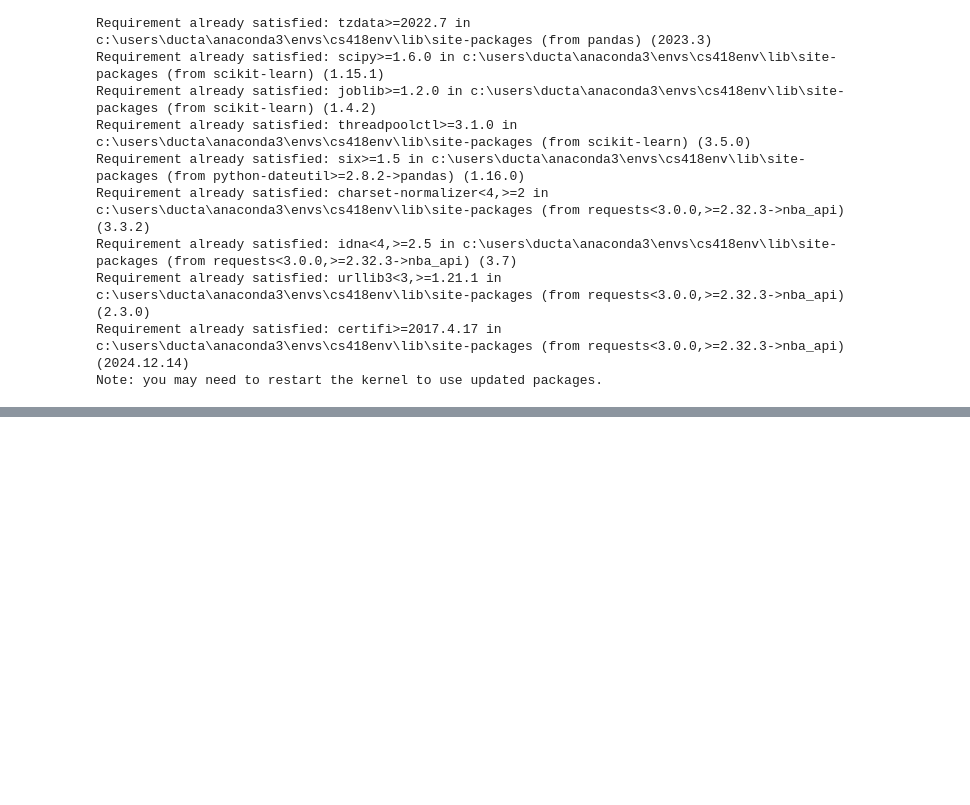
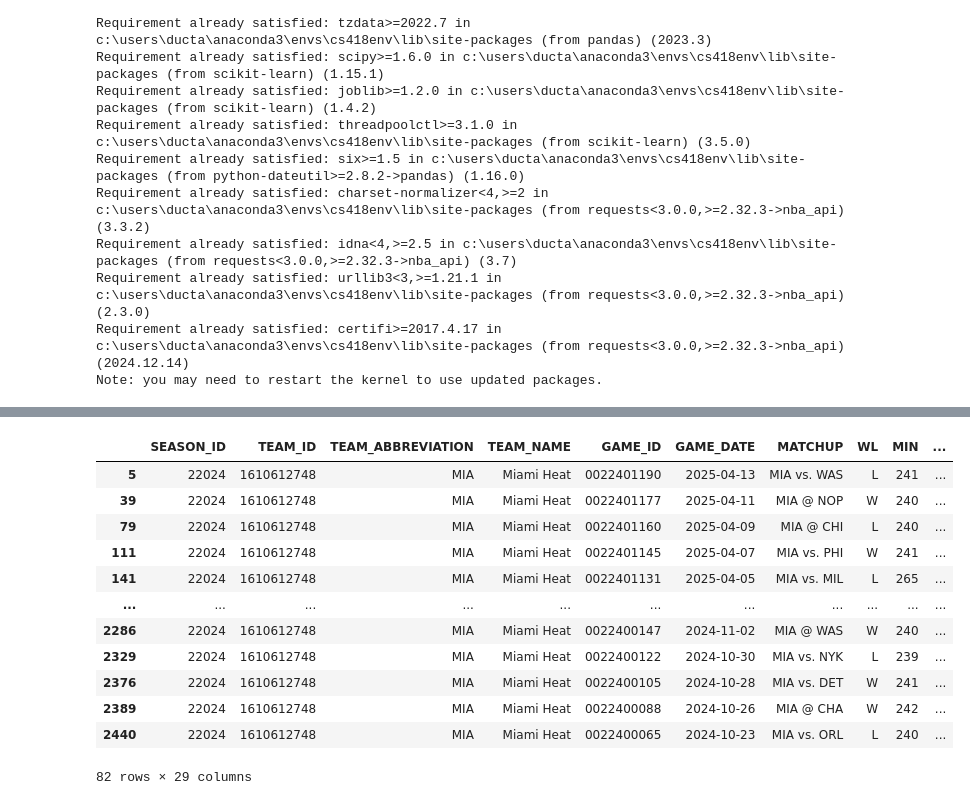
Before and after one commit to chihieu240205/NBA-project, a Jupyter notebook: mc.ipynb, the cells around one changed output, grey strips where cells are left out. Saved outputs shown, nothing was run; the diff lists cells and outputs as text; code cells hidden in the pictures; blank space fills up the shorter version.

```diff
--- a/mc.ipynb
+++ b/mc.ipynb
@@ -76,0 +76,16 @@ games.head()
+# %%
+games[games['TEAM_ABBREVIATION']=='MIA']
+# %% [output]
+|  | SEASON_ID | TEAM_ID | TEAM_ABBREVIATION | TEAM_NAME | GAME_ID | GAME_DATE | MATCHUP | WL | MIN | ... |
+| 5 | 22024 | 1610612748 | MIA | Miami Heat | 0022401190 | 2025-04-13 | MIA vs. WAS | L | 241 | ... |
+| 39 | 22024 | 1610612748 | MIA | Miami Heat | 0022401177 | 2025-04-11 | MIA @ NOP | W | 240 | ... |
+| 79 | 22024 | 1610612748 | MIA | Miami Heat | 0022401160 | 2025-04-09 | MIA @ CHI | L | 240 | ... |
+| 111 | 22024 | 1610612748 | MIA | Miami Heat | 0022401145 | 2025-04-07 | MIA vs. PHI | W | 241 | ... |
+| 141 | 22024 | 1610612748 | MIA | Miami Heat | 0022401131 | 2025-04-05 | MIA vs. MIL | L | 265 | ... |
+| ... | ... | ... | ... | ... | ... | ... | ... | ... | ... | ... |
+| 2286 | 22024 | 1610612748 | MIA | Miami Heat | 0022400147 | 2024-11-02 | MIA @ WAS | W | 240 | ... |
+| 2329 | 22024 | 1610612748 | MIA | Miami Heat | 0022400122 | 2024-10-30 | MIA vs. NYK | L | 239 | ... |
+| 2376 | 22024 | 1610612748 | MIA | Miami Heat | 0022400105 | 2024-10-28 | MIA vs. DET | W | 241 | ... |
+| 2389 | 22024 | 1610612748 | MIA | Miami Heat | 0022400088 | 2024-10-26 | MIA @ CHA | W | 242 | ... |
+| 2440 | 22024 | 1610612748 | MIA | Miami Heat | 0022400065 | 2024-10-23 | MIA vs. ORL | L | 240 | ... |
+82 rows × 29 columns
```
Also changed, not shown: parts of 12 cells of this notebook.
